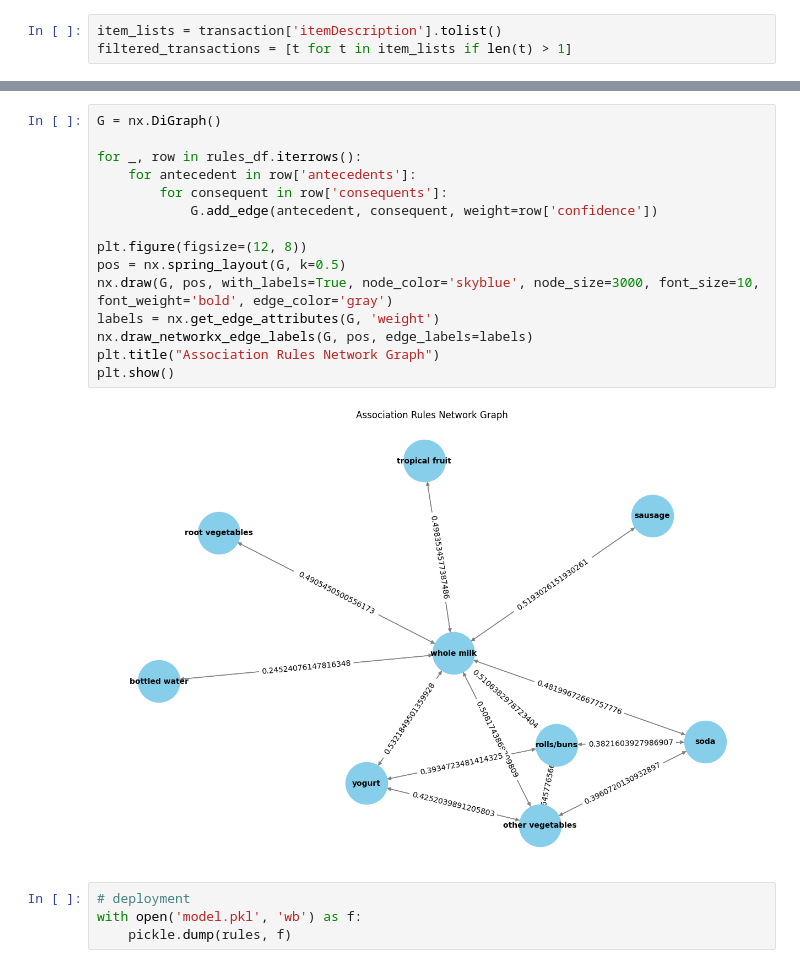
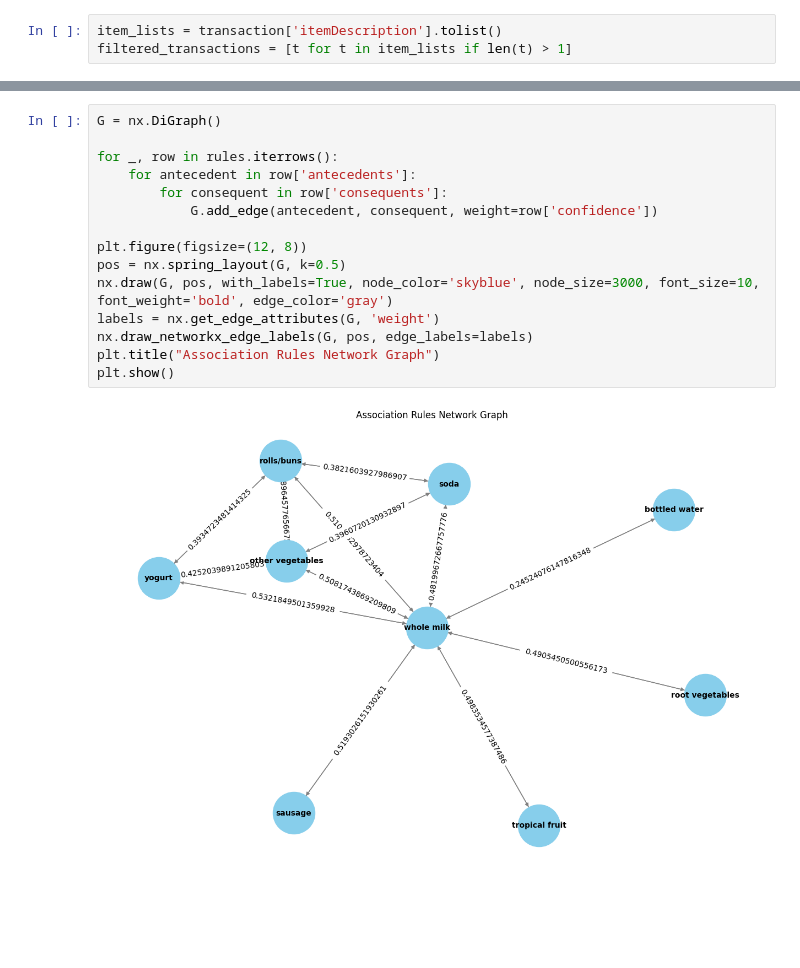
Before and after one commit to reezecodee/arumi-store, a Jupyter notebook: notebook.ipynb, the cells around one changed output, grey strips where cells are left out. Saved outputs shown, nothing was run; the diff lists cells and outputs as text; blank space fills up the shorter version.

```diff
--- a/notebook.ipynb
+++ b/notebook.ipynb
@@ -150,21 +162,17 @@ rules
 # %%
 G = nx.DiGraph()
 
-for _, row in rules_df.iterrows():
+for _, row in rules.iterrows():
     for antecedent in row['antecedents']:
         for consequent in row['consequents']:
             G.add_edge(antecedent, consequent, weight=row['confidence'])
 
 plt.figure(figsize=(12, 8))
 pos = nx.spring_layout(G, k=0.5)
 nx.draw(G, pos, with_labels=True, node_color='skyblue', node_size=3000, font_size=10, font_weight='bold', edge_color='gray')
 labels = nx.get_edge_attributes(G, 'weight')
 nx.draw_networkx_edge_labels(G, pos, edge_labels=labels)
 plt.title("Association Rules Network Graph")
 plt.show()
 # %% [output]
-[figure, old version]
+[figure, new version]
-# %%
-# deployment
-with open('model.pkl', 'wb') as f:
-    pickle.dump(rules, f)
```
Also changed, not shown: parts of 4 cells of this notebook, 1 other file.
